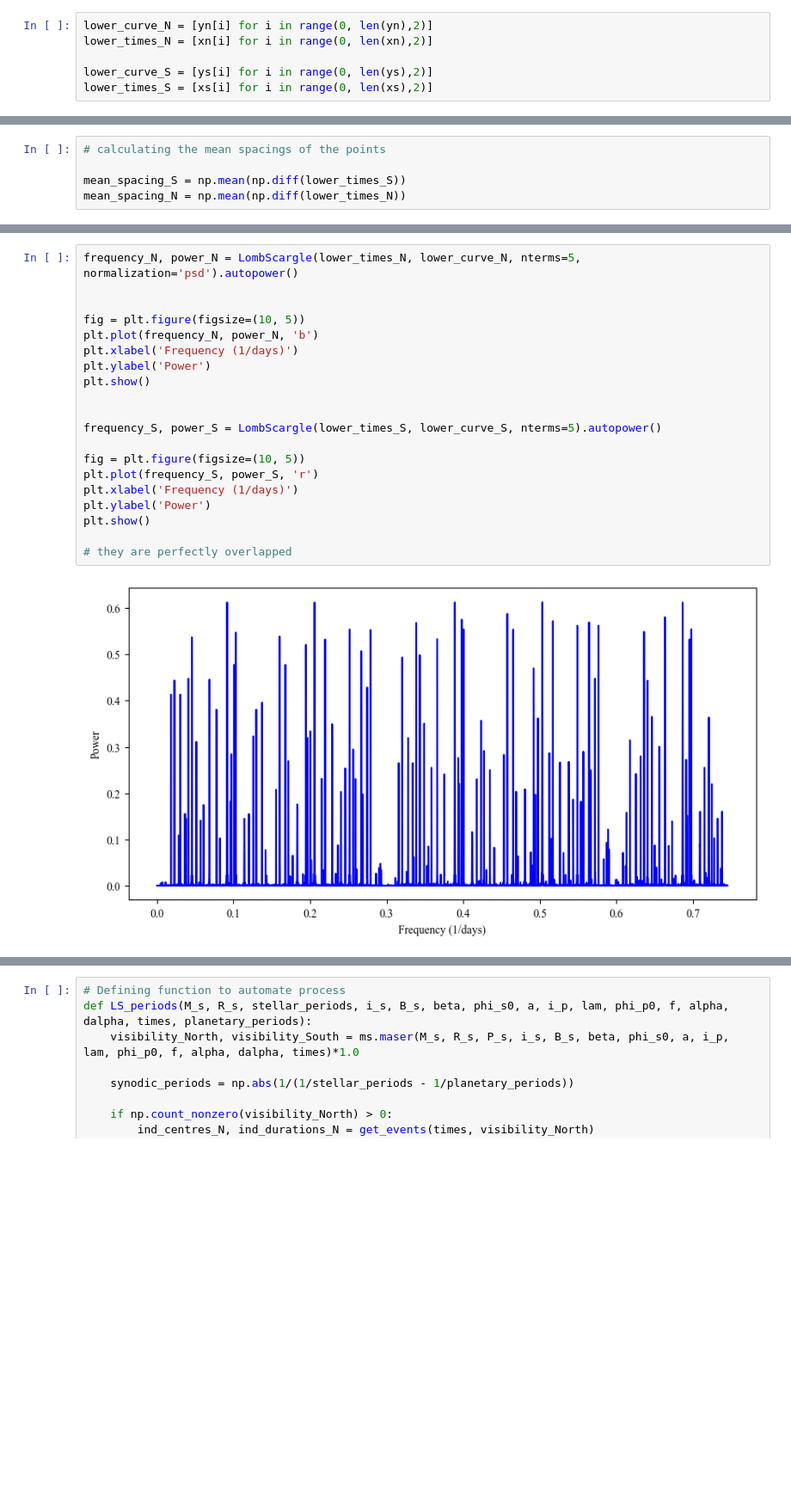
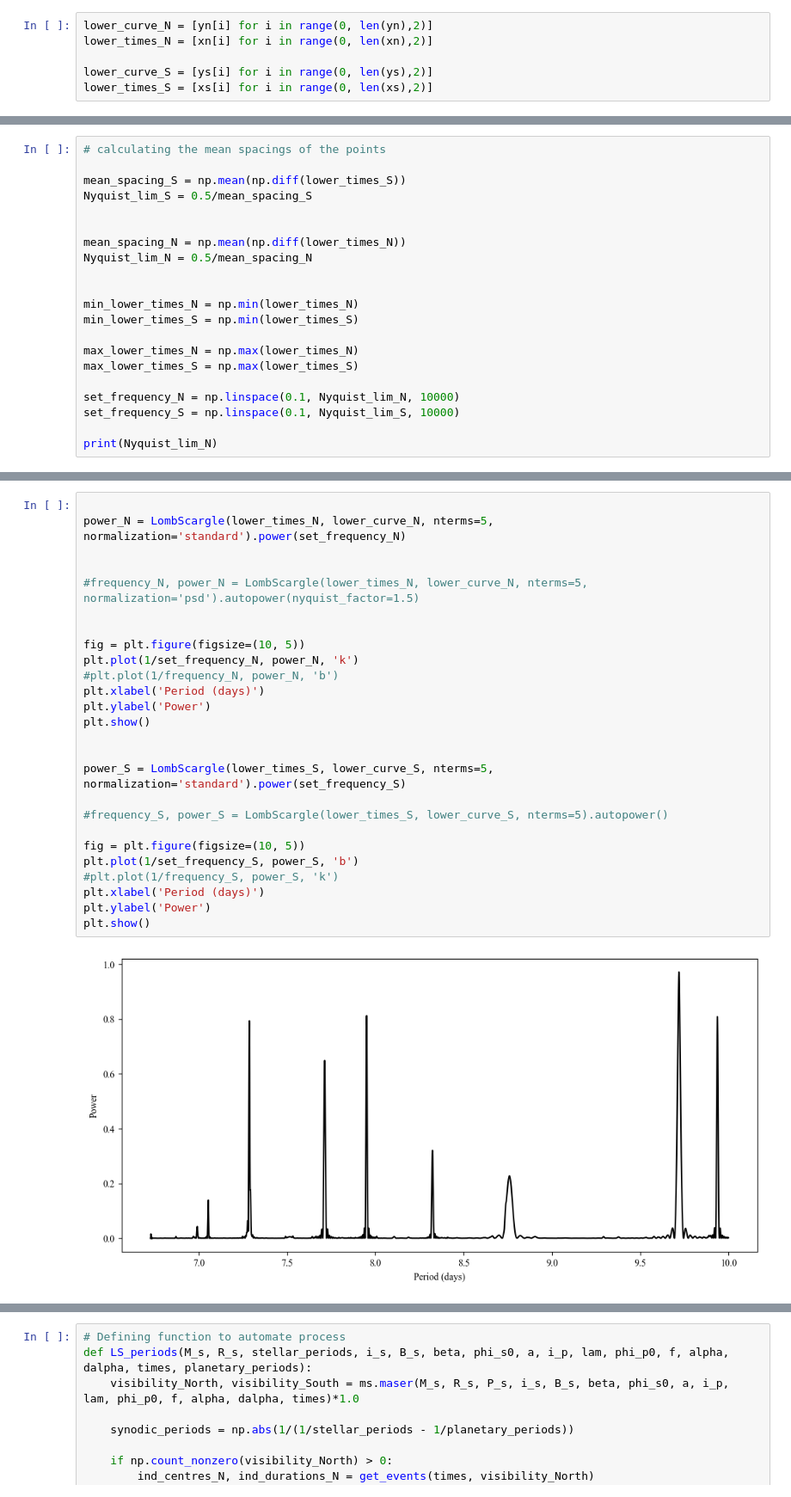
Before and after one commit to robkavanagh/maser, a Jupyter notebook: notebooks/Fresher_copy.ipynb, the cells around one changed output, grey strips where cells are left out. Shown at 86% size. Cells and saved outputs as stored; diff of their text form; blank space fills up the shorter version.

```diff
--- a/notebooks/Fresher_copy.ipynb
+++ b/notebooks/Fresher_copy.ipynb
@@ -145,4 +164,20 @@ plt.show()
 # calculating the mean spacings of the points
 
 mean_spacing_S = np.mean(np.diff(lower_times_S))
+Nyquist_lim_S = 0.5/mean_spacing_S
+
+
 mean_spacing_N = np.mean(np.diff(lower_times_N))
+Nyquist_lim_N = 0.5/mean_spacing_N
+
+
+min_lower_times_N = np.min(lower_times_N)
+min_lower_times_S = np.min(lower_times_S)
+
+max_lower_times_N = np.max(lower_times_N)
+max_lower_times_S = np.max(lower_times_S)
+
+set_frequency_N = np.linspace(0.1, Nyquist_lim_N, 10000)
+set_frequency_S = np.linspace(0.1, Nyquist_lim_S, 10000)
+
+print(Nyquist_lim_N)
@@ -149,22 +186,28 @@ mean_spacing_N = np.mean(np.diff(lower_times_N))
 # %%
-frequency_N, power_N = LombScargle(lower_times_N, lower_curve_N, nterms=5, normalization='psd').autopower()
+
+power_N = LombScargle(lower_times_N, lower_curve_N, nterms=5, normalization='standard').power(set_frequency_N)
+
+
+#frequency_N, power_N = LombScargle(lower_times_N, lower_curve_N, nterms=5, normalization='psd').autopower(nyquist_factor=1.5)
 
 
 fig = plt.figure(figsize=(10, 5))
-plt.plot(frequency_N, power_N, 'b')
-plt.xlabel('Frequency (1/days)')
+plt.plot(1/set_frequency_N, power_N, 'k')
+#plt.plot(1/frequency_N, power_N, 'b')
+plt.xlabel('Period (days)')
 plt.ylabel('Power')
 plt.show()
 
 
-frequency_S, power_S = LombScargle(lower_times_S, lower_curve_S, nterms=5).autopower()
+power_S = LombScargle(lower_times_S, lower_curve_S, nterms=5, normalization='standard').power(set_frequency_S)
+
+#frequency_S, power_S = LombScargle(lower_times_S, lower_curve_S, nterms=5).autopower()
 
 fig = plt.figure(figsize=(10, 5))
-plt.plot(frequency_S, power_S, 'r')
-plt.xlabel('Frequency (1/days)')
+plt.plot(1/set_frequency_S, power_S, 'b')
+#plt.plot(1/frequency_S, power_S, 'k')
+plt.xlabel('Period (days)')
 plt.ylabel('Power')
 plt.show()
-
-# they are perfectly overlapped
 # %% [output]
-[figure, old version]
+[figure, new version]
```
Also changed, not shown: parts of 16 cells of this notebook.
